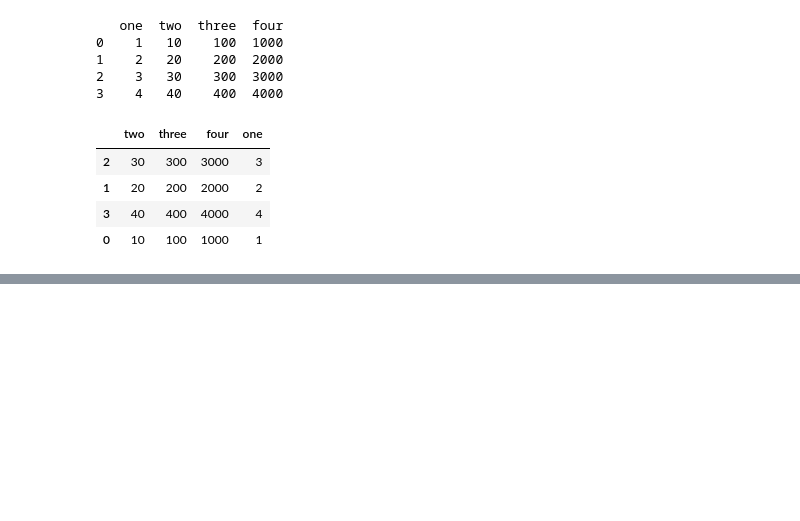
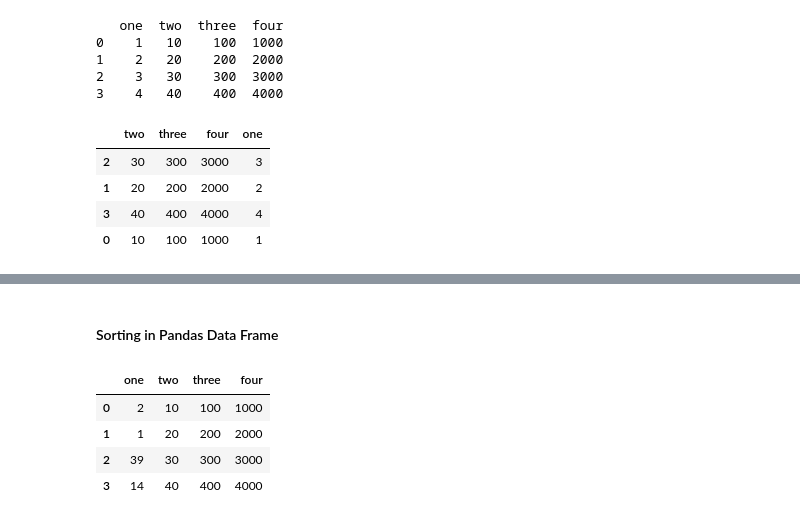
Before and after one commit to Luv-Ratan4/DataScience, a Jupyter notebook: Python/Pandas/data_frames_in_pandas.ipynb, the cells around one changed output, grey strips where cells are left out. Drawn from its saved outputs; the diff is of its cells as text; code cells hidden in the pictures; blank space fills up the shorter version.

```diff
--- a/Python/Pandas/data_frames_in_pandas.ipynb
+++ b/Python/Pandas/data_frames_in_pandas.ipynb
@@ -674,0 +710,17 @@ df.reindex([2,1,3,0],columns=['two','three','four','one'])  #Performing both the
+# %% [markdown]
+#### Sorting in  Pandas Data Frame
+# %%
+unsortedDF = pd.DataFrame({
+    "one": pd.Series([2, 1, 39, 14]),
+    "two": pd.Series([10, 20, 30, 40]),
+    "three": pd.Series([100, 200, 300, 400]),
+    "four": pd.Series([1000, 2000, 3000, 4000]),
+})
+# %%
+unsortedDF
+# %% [output]
+|  | one | two | three | four |
+| 0 | 2 | 10 | 100 | 1000 |
+| 1 | 1 | 20 | 200 | 2000 |
+| 2 | 39 | 30 | 300 | 3000 |
+| 3 | 14 | 40 | 400 | 4000 |
```
Also changed, not shown: parts of 16 cells of this notebook.
